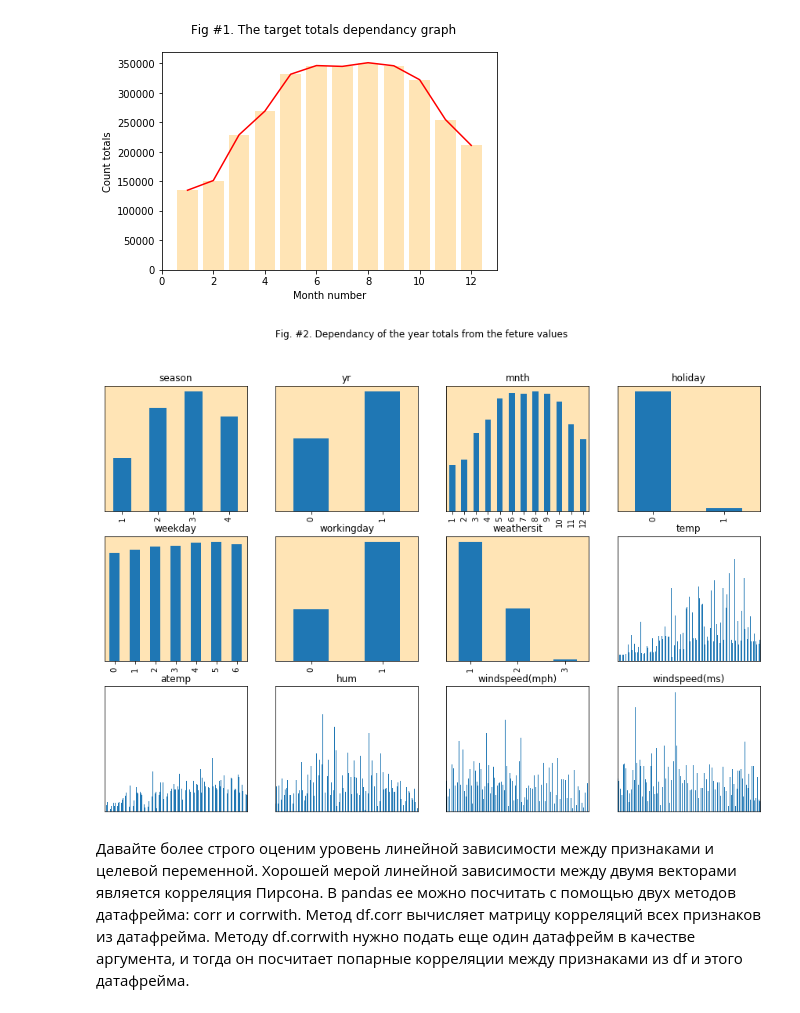
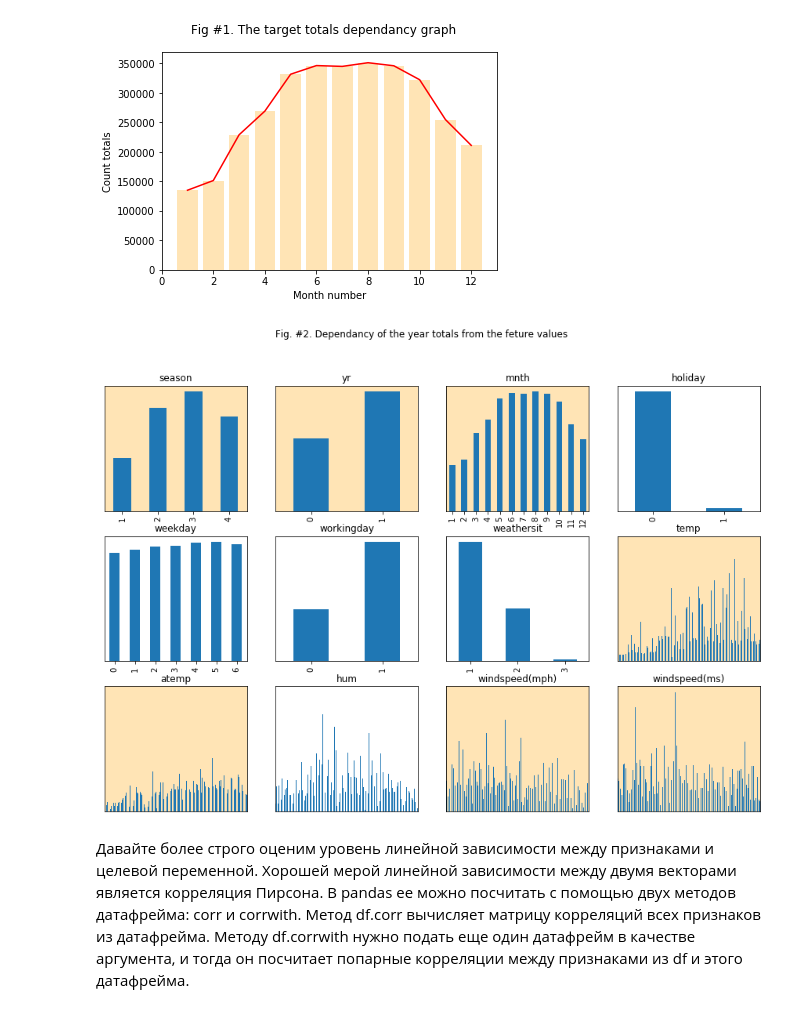
Before and after one commit to avikulin/PythonMath, a Jupyter notebook: Yandex ML Course #2/Labs/OverfittingTask.ipynb, the cells around one changed output. Saved outputs shown, nothing was run; the diff lists cells and outputs as text; code cells hidden in the pictures.

```diff
--- a/Yandex ML Course #2/Labs/OverfittingTask.ipynb
+++ b/Yandex ML Course #2/Labs/OverfittingTask.ipynb
@@ -72,23 +72,25 @@ plt.show()
 # %%
 df_features_column_names = df.columns[:-1]
 df_target_column_name = df.columns[-1:][0]
 
 fig, axes = plt.subplots(nrows=3, ncols=4, figsize=(15, 10))
 
 fig.suptitle("Fig. #2. Dependancy of the year totals from the feture values")
 
 for idx, column in enumerate(df_features_column_names):
     res_df = df[[column, df_target_column_name]].groupby([column]).sum()
     axis_cell = res_df.plot(use_index=True, y=df_target_column_name, kind="bar",
                 subplots=False, ax=axes[idx / 4, idx % 4], title=column, legend=False)
     axis_cell.set_xlabel("")
     axis_cell.set_ylabel("")
     axis_cell.set_yticks([])
-    axis_cell.set_facecolor("moccasin")
-    if idx > 6:
-        axis_cell.set_facecolor("white")
+    axis_cell.set_facecolor("white")
+    if idx>6:
         axis_cell.set_xticks([])
+
+    if idx in[0,1,2,7,8,10,11]:
+        axis_cell.set_facecolor("moccasin")
 # %% [output]
-[figure, old version]
+[figure, new version]
 # %% [markdown]
 Давайте более строго оценим уровень линейной зависимости между признаками и целевой переменной. Хорошей мерой линейной зависимости между двумя векторами является корреляция Пирсона. В pandas ее можно посчитать с помощью двух методов датафрейма: corr и corrwith. Метод df.corr вычисляет матрицу корреляций всех признаков из датафрейма. Методу df.corrwith нужно подать еще один датафрейм в качестве аргумента, и тогда он посчитает попарные корреляции между признаками из df и этого датафрейма.
```
Also changed, not shown: parts of 16 cells of this notebook.
